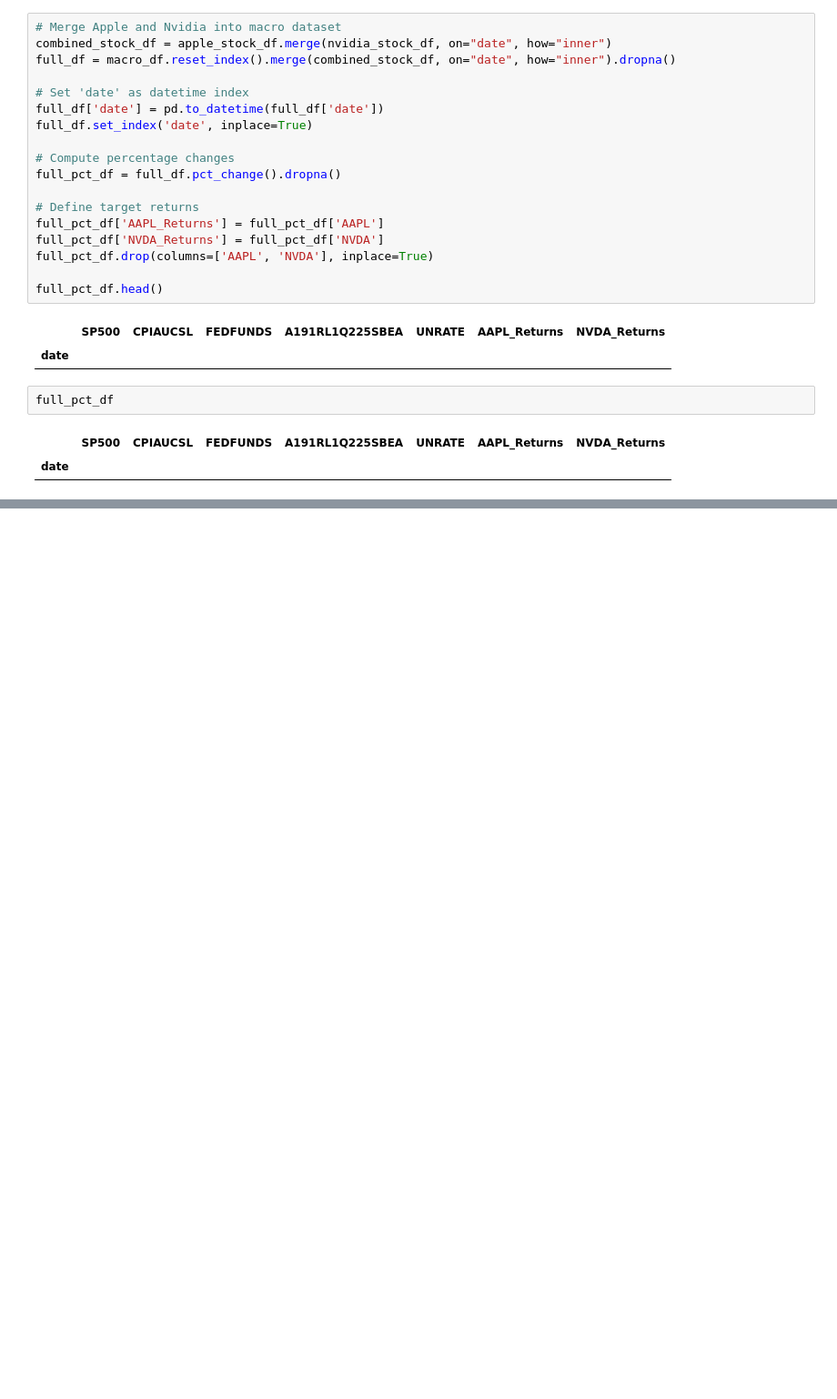
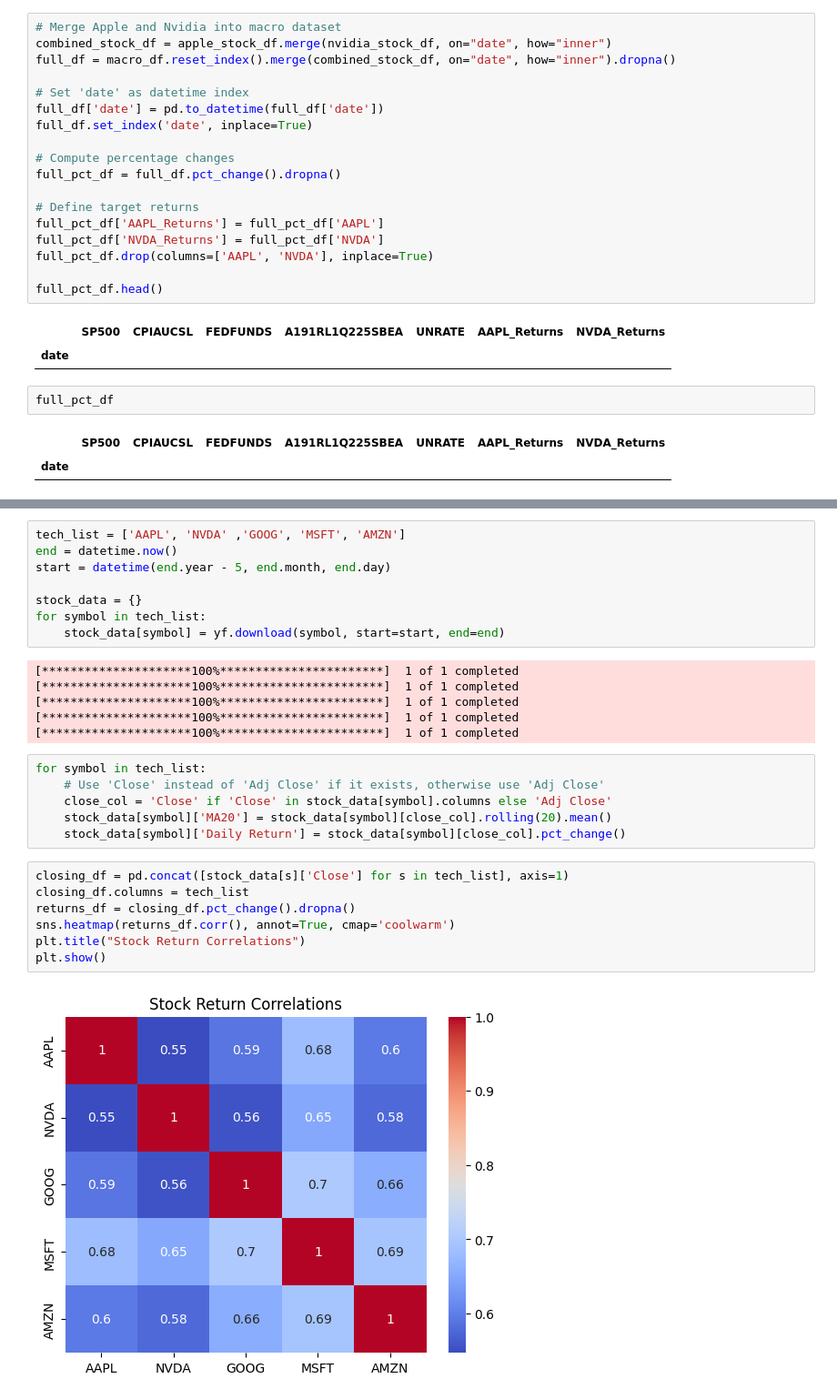
Before and after one commit to sadiq937/Shaik_DM, a Jupyter notebook: PS5.ipynb, the cells around one changed output, grey strips where cells are left out. Shown at 91% size. Drawn from its saved outputs; the diff is of its cells as text; blank space fills up the shorter version.

```diff
--- a/PS5.ipynb
+++ b/PS5.ipynb
@@ -413,0 +479,29 @@ full_pct_df
+# %%
+tech_list = ['AAPL', 'NVDA' ,'GOOG', 'MSFT', 'AMZN']
+end = datetime.now()
+start = datetime(end.year - 5, end.month, end.day)
+
+stock_data = {}
+for symbol in tech_list:
+    stock_data[symbol] = yf.download(symbol, start=start, end=end)
+# %% [output]
+[*********************100%***********************]  1 of 1 completed
+[*********************100%***********************]  1 of 1 completed
+[*********************100%***********************]  1 of 1 completed
+[*********************100%***********************]  1 of 1 completed
+[*********************100%***********************]  1 of 1 completed
+# %%
+for symbol in tech_list:
+    # Use 'Close' instead of 'Adj Close' if it exists, otherwise use 'Adj Close'
+    close_col = 'Close' if 'Close' in stock_data[symbol].columns else 'Adj Close'
+    stock_data[symbol]['MA20'] = stock_data[symbol][close_col].rolling(20).mean()
+    stock_data[symbol]['Daily Return'] = stock_data[symbol][close_col].pct_change()
+# %%
+closing_df = pd.concat([stock_data[s]['Close'] for s in tech_list], axis=1)
+closing_df.columns = tech_list
+returns_df = closing_df.pct_change().dropna()
+sns.heatmap(returns_df.corr(), annot=True, cmap='coolwarm')
+plt.title("Stock Return Correlations")
+plt.show()
+# %% [output]
+[figure, added]
```
Also changed, not shown: parts of 15 cells of this notebook.
